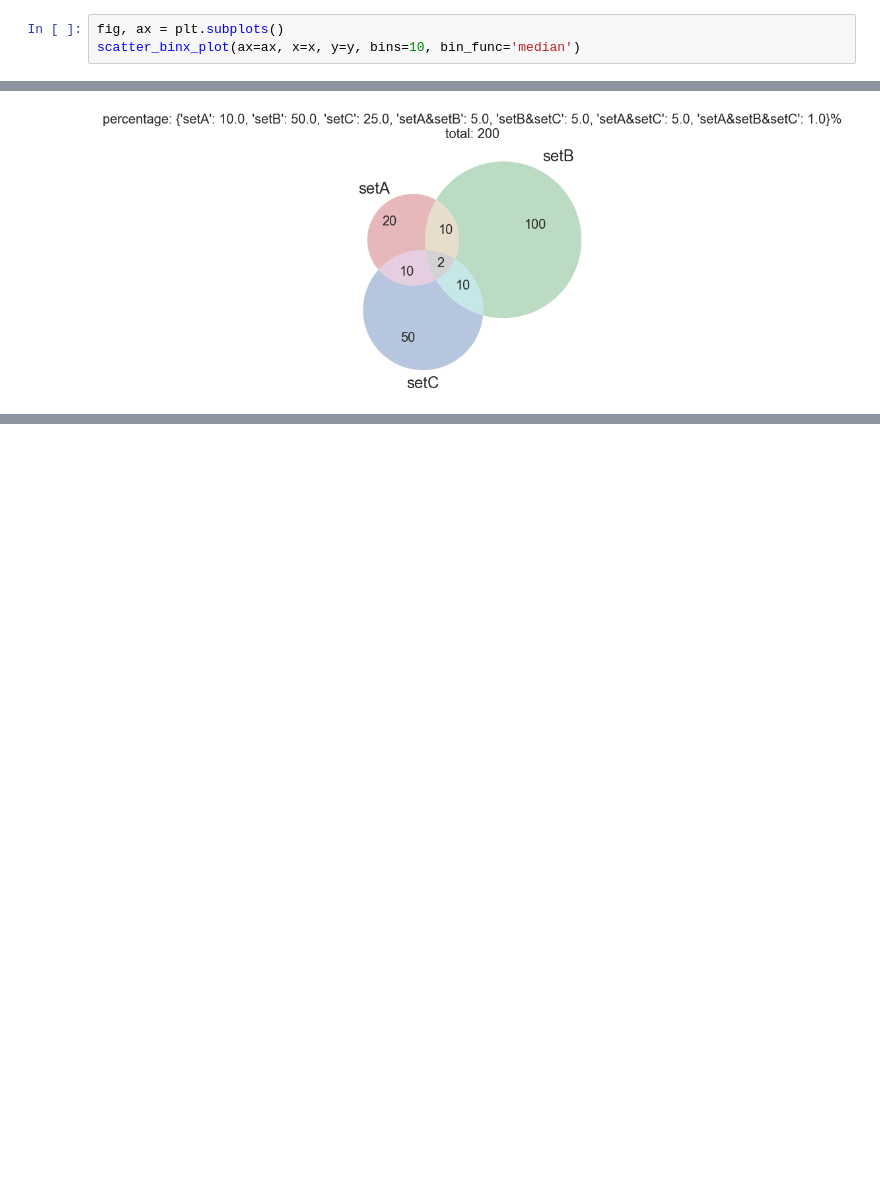
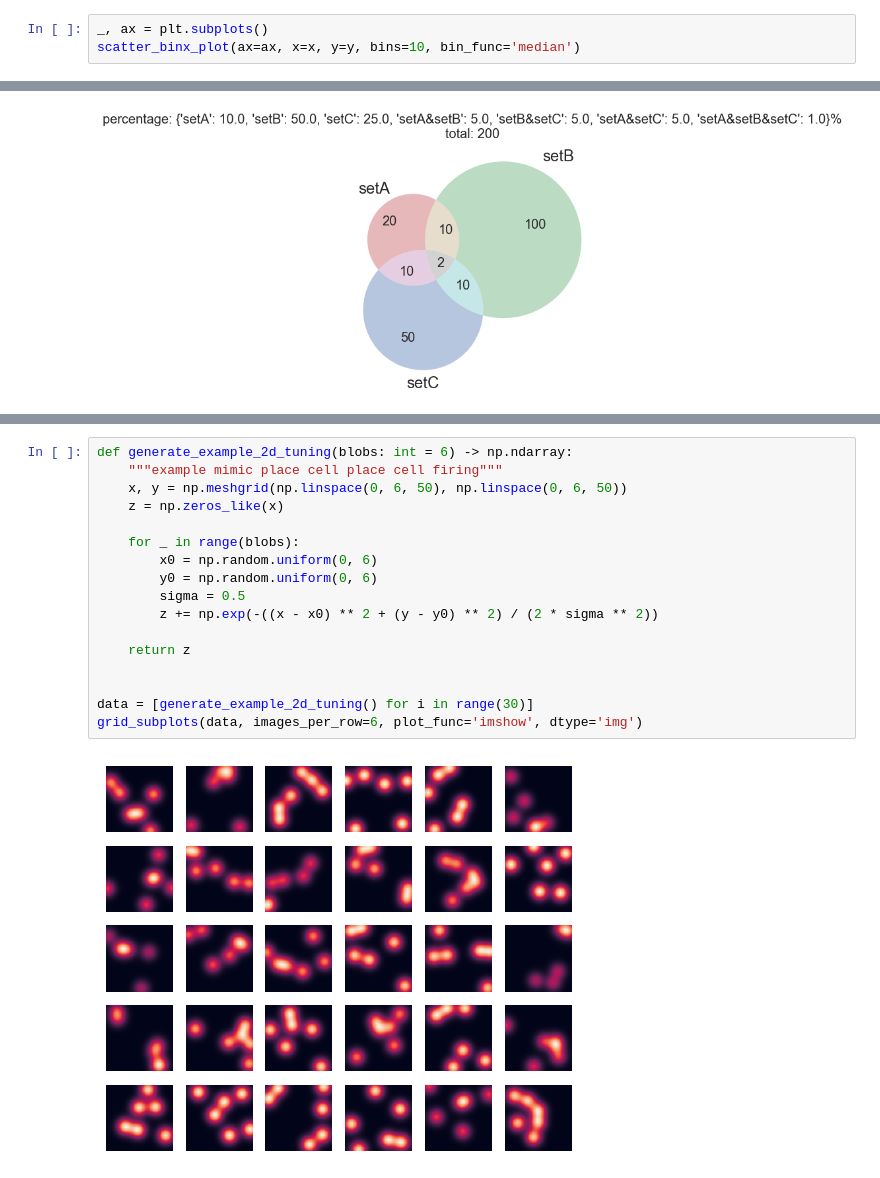
Before and after one commit to ytsimon2004/neuralib, a Jupyter notebook: doc/source/notebooks/example_neuralib_plot.ipynb, the cells around one changed output, grey strips where cells are left out. Cells and saved outputs as stored; diff of their text form; blank space fills up the shorter version.

```diff
--- a/doc/source/notebooks/example_neuralib_plot.ipynb
+++ b/doc/source/notebooks/example_neuralib_plot.ipynb
@@ -40,7 +64,7 @@ scatter_histogram(x, y, linear_reg=True, bins=20)
 ### See y as a function of x
 - dotted line indicates the binned **median** or **mean** y values
 # %%
-fig, ax = plt.subplots()
+_, ax = plt.subplots()
 scatter_binx_plot(ax=ax, x=x, y=y, bins=10, bin_func='median')
 # %% [output]
 [figure]
@@ -92,0 +124,19 @@ vd.show()
+# %%
+def generate_example_2d_tuning(blobs: int = 6) -> np.ndarray:
+    """example mimic place cell place cell firing"""
+    x, y = np.meshgrid(np.linspace(0, 6, 50), np.linspace(0, 6, 50))
+    z = np.zeros_like(x)
+
+    for _ in range(blobs):
+        x0 = np.random.uniform(0, 6)
+        y0 = np.random.uniform(0, 6)
+        sigma = 0.5
+        z += np.exp(-((x - x0) ** 2 + (y - y0) ** 2) / (2 * sigma ** 2))
+
+    return z
+
+
+data = [generate_example_2d_tuning() for i in range(30)]
+grid_subplots(data, images_per_row=6, plot_func='imshow', dtype='img')
+# %% [output]
+[figure, added]
```
Also changed, not shown: parts of 11 cells of this notebook, 9 other files.
